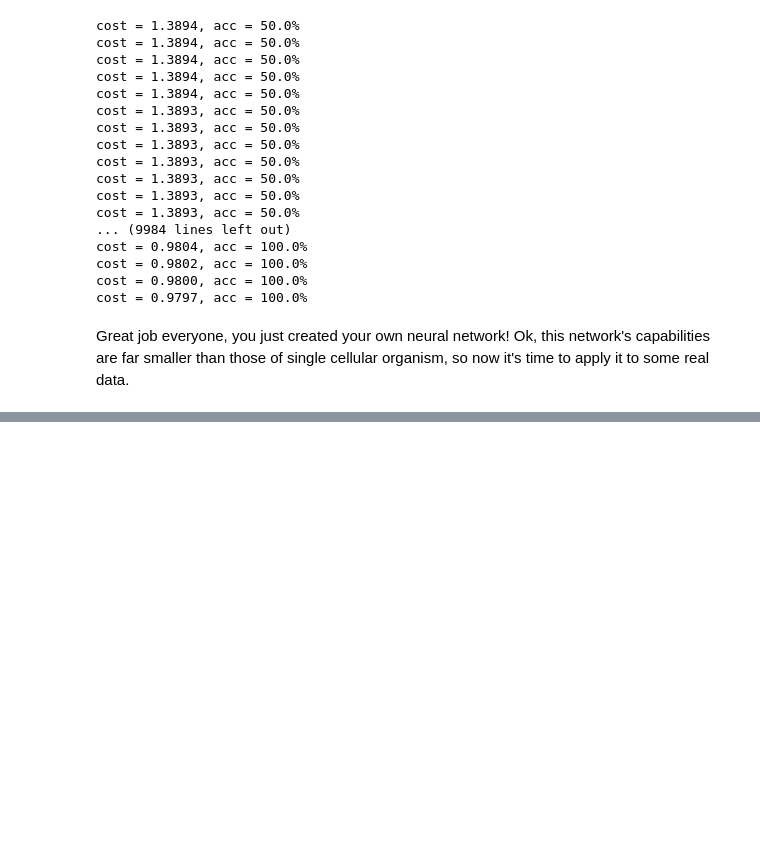
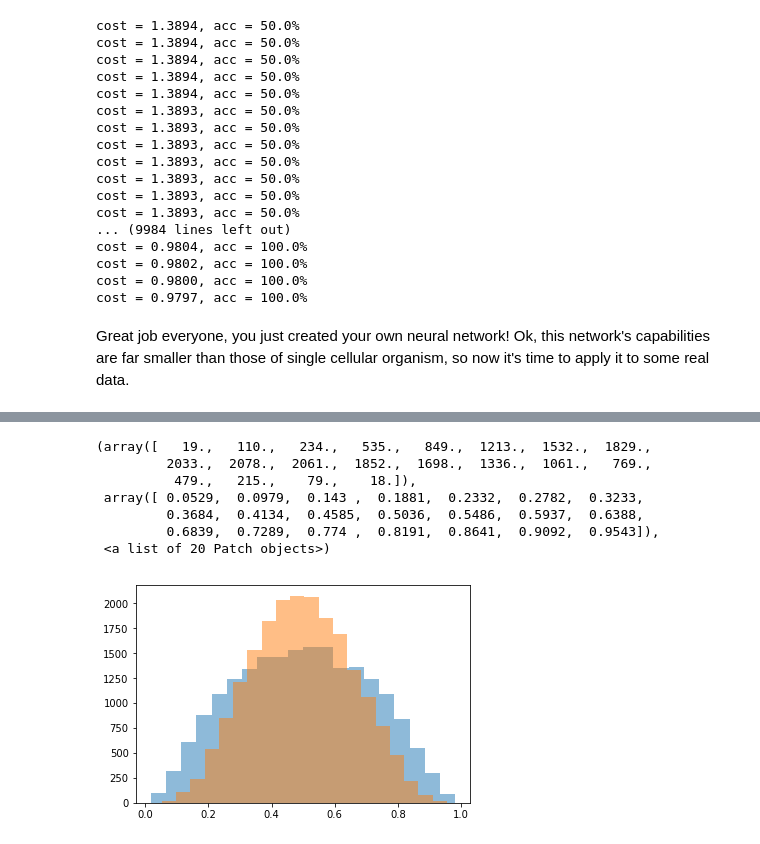
Before and after one commit to seuqaj114/lisbonai_workshop, a Jupyter notebook: workshop.ipynb, the cells around one changed output, grey strips where cells are left out. Saved outputs shown, nothing was run; the diff lists cells and outputs as text; code cells hidden in the pictures; blank space fills up the shorter version.

```diff
--- a/workshop.ipynb
+++ b/workshop.ipynb
@@ -742,7 +740,7 @@ feed_dict = {
     target: np.array([[0,1], [1, 0], [0, 1], [1, 0]])
 }
 
-for i in range(50000):
+for i in range(500):
     result = session.run([cost, acc, gradients, update_op], feed_dict=feed_dict)
     print("cost = {:.4f}, acc = {}%".format(result[0], result[1]))
 # %% [output]
@@ -808,0 +816,3 @@ Plan:
+# %%
+from tensorflow.examples.tutorials.mnist import input_data
+mnist = input_data.read_data_sets("MNIST_data/", one_hot=True)
@@ -808,0 +856,12 @@ Plan:
+# %%
+for i in range(10000):
+    batch_images, batch_labels = mnist.train.next_batch(100)
+
+    feed_dict = {
+        x: batch_images,
+        target: batch_labels
+    }
+    result = session.run([cost, acc, gradients, update_op], feed_dict=feed_dict)
+
+    if i % 100 == 0:
+        print("iter: {}, cost = {:.4f}, acc = {:.2f}%".format(i, result[0], result[1]))
@@ -808,0 +888,7 @@ Plan:
+# %%
+feed_dict = {
+    x: mnist.test.images,
+    target: mnist.test.labels
+}
+result = session.run([cost, acc], feed_dict)
+print("iter: {}, cost = {:.4f}, acc = {:.2f}%".format(i, result[0], result[1]))
@@ -808,0 +908,19 @@ Plan:
+# %%
+batch_images, batch_labels = mnist.train.next_batch(100)
+
+feed_dict = {
+    x: batch_images,
+    target: batch_labels
+}
+result = session.run([hidden1, hidden2], feed_dict=feed_dict)
+plt.hist(result[0].flatten(), 20, alpha=0.5)
+plt.hist(result[1].flatten(), 20, alpha=0.5)
+# %% [output]
+(array([   19.,   110.,   234.,   535.,   849.,  1213.,  1532.,  1829.,
+         2033.,  2078.,  2061.,  1852.,  1698.,  1336.,  1061.,   769.,
+          479.,   215.,    79.,    18.]),
+ array([ 0.0529,  0.0979,  0.143 ,  0.1881,  0.2332,  0.2782,  0.3233,
+         0.3684,  0.4134,  0.4585,  0.5036,  0.5486,  0.5937,  0.6388,
+         0.6839,  0.7289,  0.774 ,  0.8191,  0.8641,  0.9092,  0.9543]),
+ <a list of 20 Patch objects>)
+[figure, added]
```
Also changed, not shown: parts of 42 cells of this notebook.
